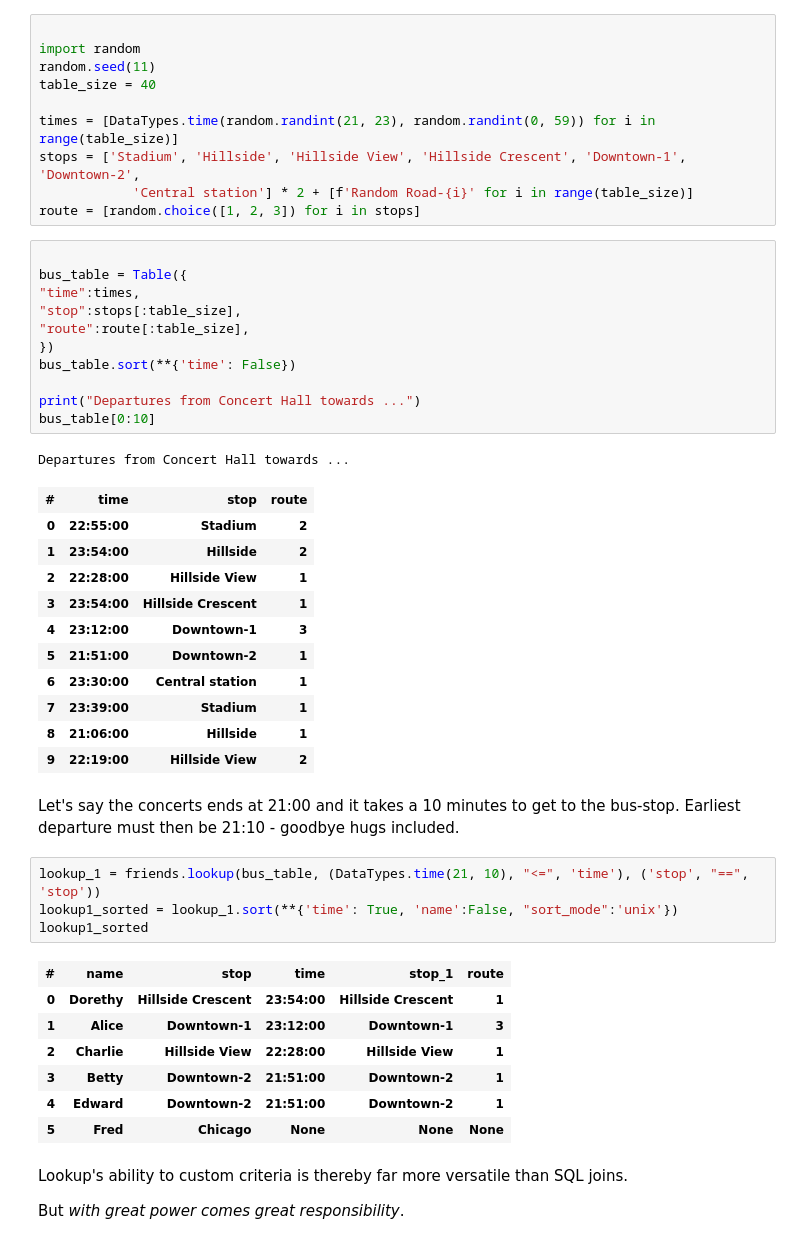
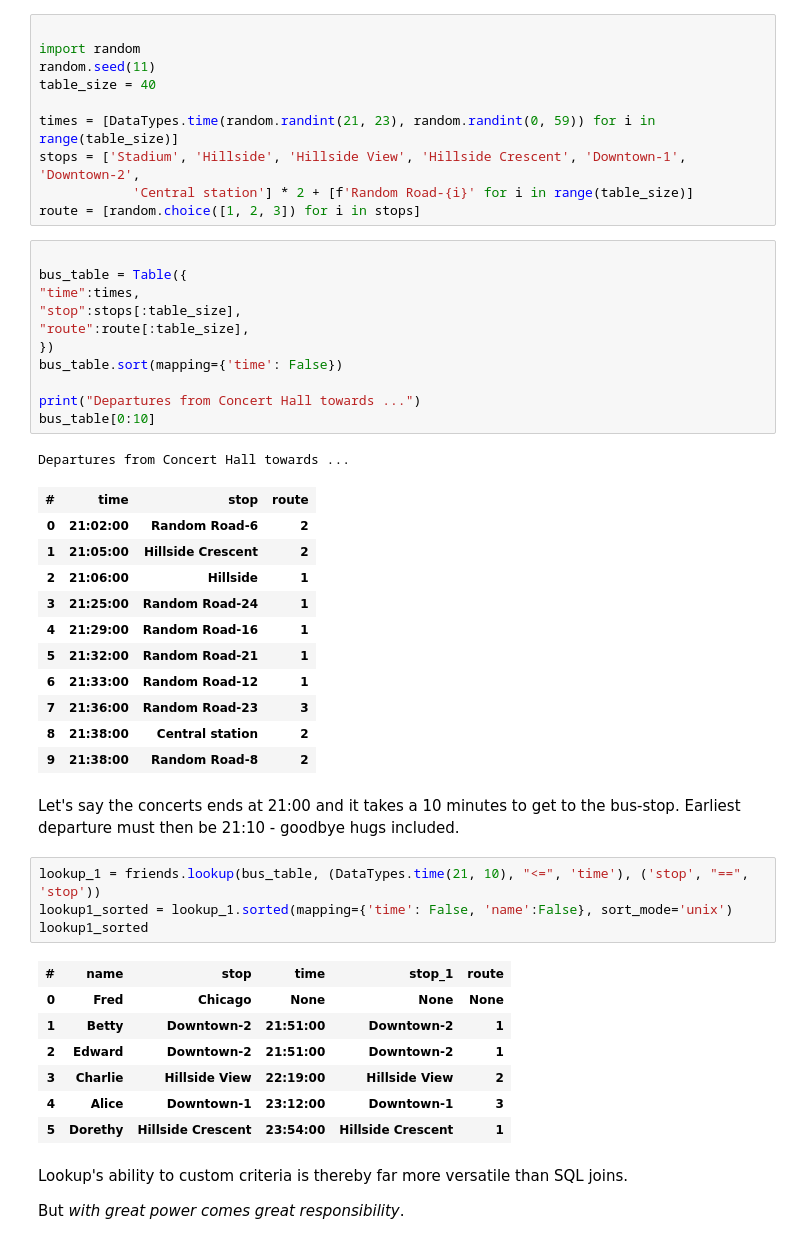
Before and after one commit to root-11/tablite, a Jupyter notebook: tutorial.ipynb, the cells around one changed output. Saved outputs shown, nothing was run; the diff lists cells and outputs as text.

```diff
--- a/tutorial.ipynb
+++ b/tutorial.ipynb
@@ -885,37 +862,37 @@ bus_table = Table({
 "stop":stops[:table_size],
 "route":route[:table_size],
 })
-bus_table.sort(**{'time': False})
+bus_table.sort(mapping={'time': False})
 
 print("Departures from Concert Hall towards ...")
 bus_table[0:10]
 # %% [output]
 Departures from Concert Hall towards ...
 | # | time | stop | route |
-| 0 | 22:55:00 | Stadium | 2 |
-| 1 | 23:54:00 | Hillside | 2 |
-| 2 | 22:28:00 | Hillside View | 1 |
-| 3 | 23:54:00 | Hillside Crescent | 1 |
-| 4 | 23:12:00 | Downtown-1 | 3 |
-| 5 | 21:51:00 | Downtown-2 | 1 |
-| 6 | 23:30:00 | Central station | 1 |
-| 7 | 23:39:00 | Stadium | 1 |
-| 8 | 21:06:00 | Hillside | 1 |
-| 9 | 22:19:00 | Hillside View | 2 |
+| 0 | 21:02:00 | Random Road-6 | 2 |
+| 1 | 21:05:00 | Hillside Crescent | 2 |
+| 2 | 21:06:00 | Hillside | 1 |
+| 3 | 21:25:00 | Random Road-24 | 1 |
+| 4 | 21:29:00 | Random Road-16 | 1 |
+| 5 | 21:32:00 | Random Road-21 | 1 |
+| 6 | 21:33:00 | Random Road-12 | 1 |
+| 7 | 21:36:00 | Random Road-23 | 3 |
+| 8 | 21:38:00 | Central station | 2 |
+| 9 | 21:38:00 | Random Road-8 | 2 |
 # %% [markdown]
 Let's say the concerts ends at 21:00 and it takes a 10 minutes to get to the bus-stop. Earliest departure must then be 21:10 - goodbye hugs included.
 # %%
 lookup_1 = friends.lookup(bus_table, (DataTypes.time(21, 10), "<=", 'time'), ('stop', "==", 'stop'))
-lookup1_sorted = lookup_1.sort(**{'time': True, 'name':False, "sort_mode":'unix'})
+lookup1_sorted = lookup_1.sorted(mapping={'time': False, 'name':False}, sort_mode='unix')
 lookup1_sorted
 # %% [output]
 | # | name | stop | time | stop_1 | route |
-| 0 | Dorethy | Hillside Crescent | 23:54:00 | Hillside Crescent | 1 |
-| 1 | Alice | Downtown-1 | 23:12:00 | Downtown-1 | 3 |
-| 2 | Charlie | Hillside View | 22:28:00 | Hillside View | 1 |
-| 3 | Betty | Downtown-2 | 21:51:00 | Downtown-2 | 1 |
-| 4 | Edward | Downtown-2 | 21:51:00 | Downtown-2 | 1 |
-| 5 | Fred | Chicago | None | None | None |
+| 0 | Fred | Chicago | None | None | None |
+| 1 | Betty | Downtown-2 | 21:51:00 | Downtown-2 | 1 |
+| 2 | Edward | Downtown-2 | 21:51:00 | Downtown-2 | 1 |
+| 3 | Charlie | Hillside View | 22:19:00 | Hillside View | 2 |
+| 4 | Alice | Downtown-1 | 23:12:00 | Downtown-1 | 3 |
+| 5 | Dorethy | Hillside Crescent | 23:54:00 | Hillside Crescent | 1 |
 # %% [markdown]
 Lookup's ability to custom criteria is thereby far more versatile than SQL joins.
 
```
Also changed, not shown: parts of 12 cells of this notebook.
